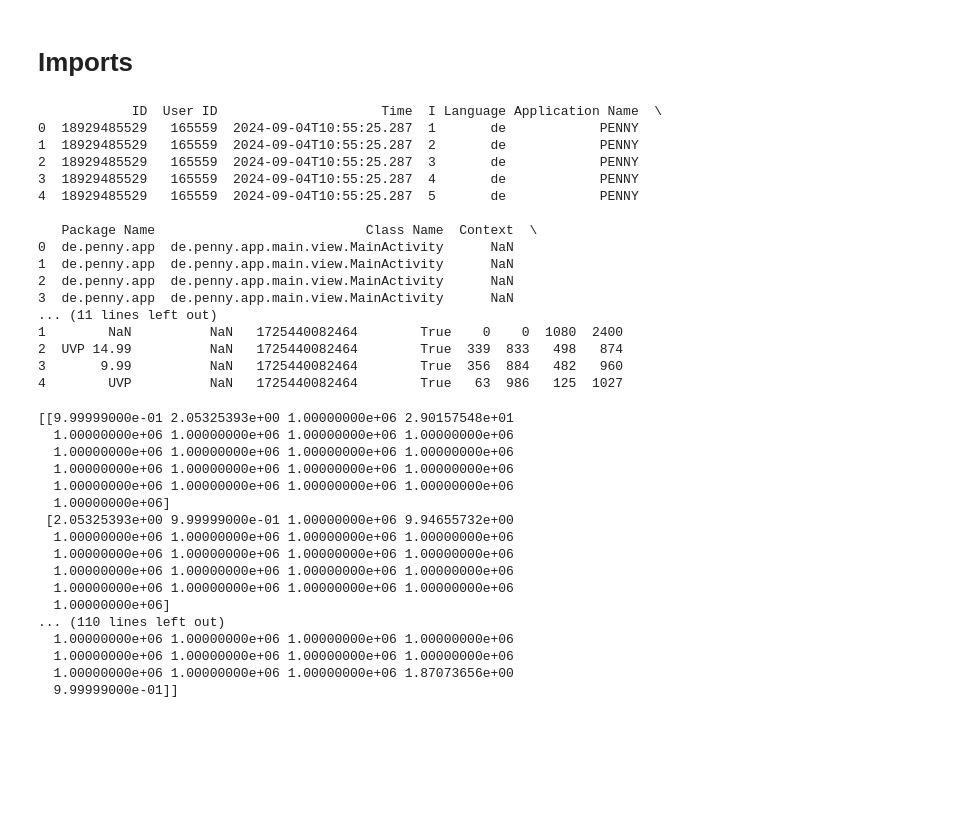
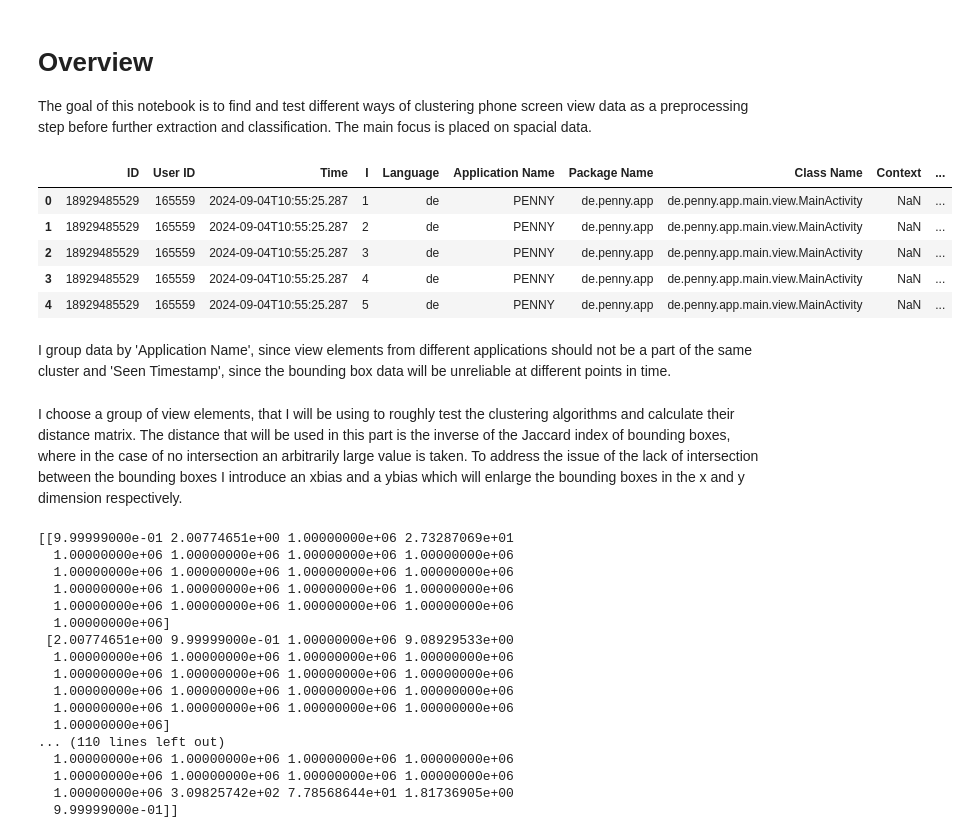
Before and after one commit to ZPP-MURMURAS/ZPP_Murmuras, a Jupyter notebook: research/preprocessing/cluster_research.ipynb, the cells around one changed output. Saved outputs shown, nothing was run; the diff lists cells and outputs as text; code cells hidden in the pictures; blank space fills up the shorter version.

```diff
--- a/research/preprocessing/cluster_research.ipynb
+++ b/research/preprocessing/cluster_research.ipynb
@@ -1,5 +1,8 @@
 # %% [markdown]
-# Imports
+# Overview
+
+The goal of this notebook is to find and test different ways of clustering phone screen view data as a preprocessing step before
+further extraction and classification. The main focus is placed on spacial data.
 # %%
 import numpy as np
 import pandas as pd
@@ -8,25 +11,14 @@ from scipy.cluster.hierarchy import linkage, dendrogram
 import matplotlib.pyplot as plt
 # %%
 coupon_df = pd.read_csv('data/18929485529.csv')
-print(coupon_df.head())
+coupon_df.head()
 # %% [output]
-            ID  User ID                     Time  I Language Application Name  \
-0  18929485529   165559  2024-09-04T10:55:25.287  1       de            PENNY
-1  18929485529   165559  2024-09-04T10:55:25.287  2       de            PENNY
-2  18929485529   165559  2024-09-04T10:55:25.287  3       de            PENNY
-3  18929485529   165559  2024-09-04T10:55:25.287  4       de            PENNY
-4  18929485529   165559  2024-09-04T10:55:25.287  5       de            PENNY
-
-   Package Name                           Class Name  Context  \
-0  de.penny.app  de.penny.app.main.view.MainActivity      NaN
-1  de.penny.app  de.penny.app.main.view.MainActivity      NaN
-2  de.penny.app  de.penny.app.main.view.MainActivity      NaN
-3  de.penny.app  de.penny.app.main.view.MainActivity      NaN
-... (11 lines left out)
-1        NaN          NaN   1725440082464        True    0    0  1080  2400
-2  UVP 14.99          NaN   1725440082464        True  339  833   498   874
-3       9.99          NaN   1725440082464        True  356  884   482   960
-4        UVP          NaN   1725440082464        True   63  986   125  1027
+|  | ID | User ID | Time | I | Language | Application Name | Package Name | Class Name | Context | ... |
+| 0 | 18929485529 | 165559 | 2024-09-04T10:55:25.287 | 1 | de | PENNY | de.penny.app | de.penny.app.main.view.MainActivity | NaN | ... |
+| 1 | 18929485529 | 165559 | 2024-09-04T10:55:25.287 | 2 | de | PENNY | de.penny.app | de.penny.app.main.view.MainActivity | NaN | ... |
+| 2 | 18929485529 | 165559 | 2024-09-04T10:55:25.287 | 3 | de | PENNY | de.penny.app | de.penny.app.main.view.MainActivity | NaN | ... |
+| 3 | 18929485529 | 165559 | 2024-09-04T10:55:25.287 | 4 | de | PENNY | de.penny.app | de.penny.app.main.view.MainActivity | NaN | ... |
+| 4 | 18929485529 | 165559 | 2024-09-04T10:55:25.287 | 5 | de | PENNY | de.penny.app | de.penny.app.main.view.MainActivity | NaN | ... |
 # %%
 class BoundingBox:
     def __init__(self, x1, y1, x2, y2):
@@ -93,29 +85,37 @@ def create_bounding_box(row):
 coupon_df_mod = coupon_df.copy()
 coupon_df_mod['Bounding Box'] = coupon_df_mod.apply(create_bounding_box, axis=1)
 coupon_df_mod.drop(columns=['X 1', 'Y 1', 'X 2', 'Y 2'], inplace=True)
+# %% [markdown]
+I group data by 'Application Name', since view elements from different applications should not be a part of
+the same cluster and 'Seen Timestamp', since the bounding box data will be unreliable at different points in time.
 # %%
 grouping_columns = ['Application Name', 'Seen Timestamp']
 grouped_coupon_dfs = [group for _, group in coupon_df_mod.groupby(grouping_columns)]
+# %% [markdown]
+I choose a group of view elements, that I will be using to roughly test the clustering algorithms and calculate their distance
+matrix. The distance that will be used in this part is the inverse of the Jaccard index of bounding boxes, where
+in the case of no intersection an arbitrarily large value is taken. To address the issue of the lack of intersection between the
+bounding boxes I introduce an xbias and a ybias which will enlarge the bounding boxes in the x and y dimension respectively.
 # %%
 test_df = grouped_coupon_dfs[3]
 num_rows = test_df.shape[0]
 dists = np.empty((num_rows, num_rows))
-xbias = 0
+xbias = 10
 ybias = 100
 
 for i in range(num_rows):
     for j in range(num_rows):
-        dists[i, j] = 1 / (test_df['Bounding Box'].iloc[i].apply_bias(xbias, ybias).IoU(test_df['Bounding Box'].iloc[j].apply_bias(xbias, ybias)) + 0.000001)
+        dists[i, j] = 1 / (test_df['Bounding Box'].iloc[i].apply_bias(xbias, ybias).IoU(test_df['Bounding Box'].iloc[j].apply_bias(xbias, ybias)) + 1e-6)
 
 print(dists)
 # %% [output]
-[[9.99999000e-01 2.05325393e+00 1.00000000e+06 2.90157548e+01
+[[9.99999000e-01 2.00774651e+00 1.00000000e+06 2.73287069e+01
   1.00000000e+06 1.00000000e+06 1.00000000e+06 1.00000000e+06
   1.00000000e+06 1.00000000e+06 1.00000000e+06 1.00000000e+06
   1.00000000e+06 1.00000000e+06 1.00000000e+06 1.00000000e+06
   1.00000000e+06 1.00000000e+06 1.00000000e+06 1.00000000e+06
   1.00000000e+06]
- [2.05325393e+00 9.99999000e-01 1.00000000e+06 9.94655732e+00
+ [2.00774651e+00 9.99999000e-01 1.00000000e+06 9.08929533e+00
   1.00000000e+06 1.00000000e+06 1.00000000e+06 1.00000000e+06
   1.00000000e+06 1.00000000e+06 1.00000000e+06 1.00000000e+06
   1.00000000e+06 1.00000000e+06 1.00000000e+06 1.00000000e+06
@@ -124,5 +124,5 @@ print(dists)
 ... (110 lines left out)
   1.00000000e+06 1.00000000e+06 1.00000000e+06 1.00000000e+06
   1.00000000e+06 1.00000000e+06 1.00000000e+06 1.00000000e+06
-  1.00000000e+06 1.00000000e+06 1.00000000e+06 1.87073656e+00
+  1.00000000e+06 3.09825742e+02 7.78568644e+01 1.81736905e+00
   9.99999000e-01]]
```
Also changed, not shown: parts of 2 cells of this notebook.
